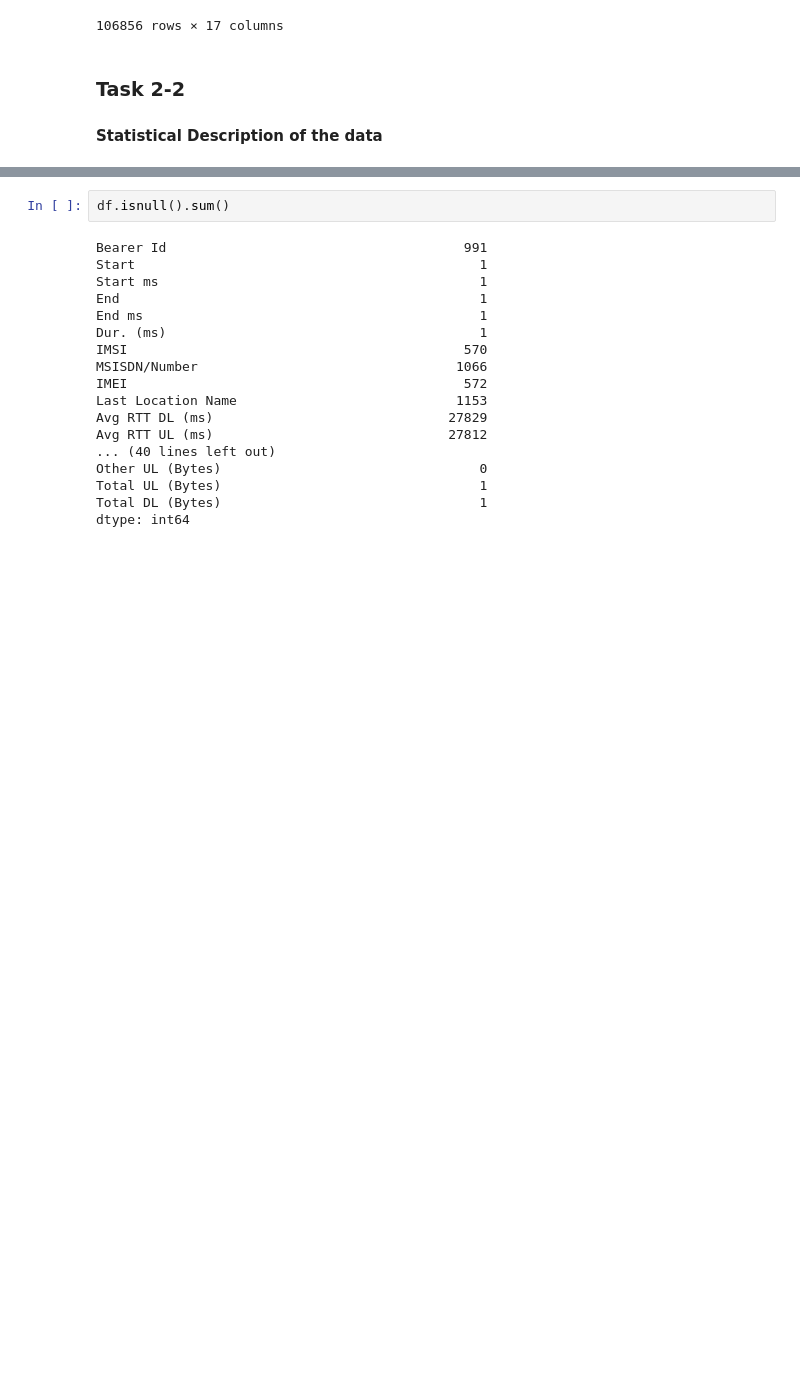
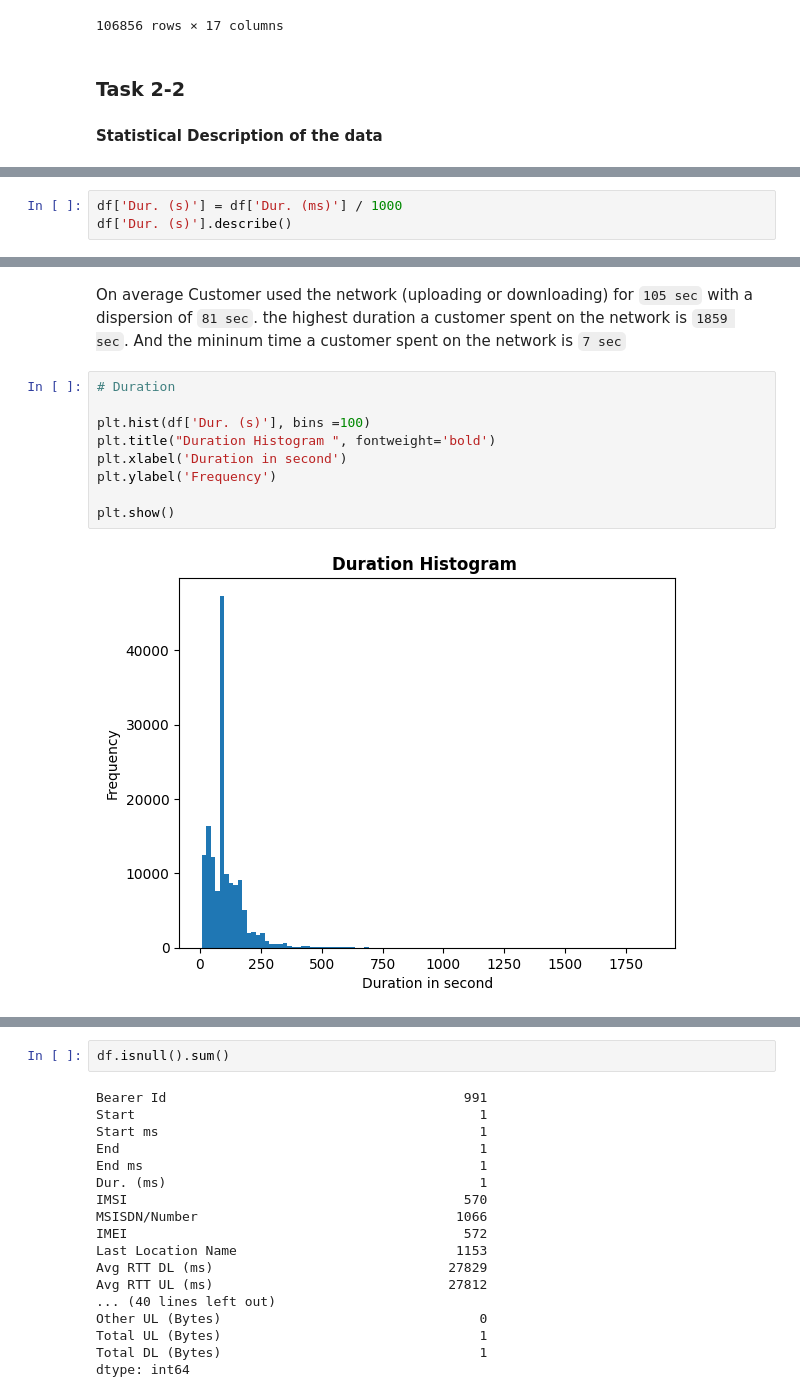
Before and after one commit to Roseco-crs/10Academy_week_1_Telecom_Industry, a Jupyter notebook: code/extract_data.ipynb, the cells around one changed output, grey strips where cells are left out. Saved outputs shown, nothing was run; the diff lists cells and outputs as text; blank space fills up the shorter version.

Commit message:
Univariate Analysis: case of Duration and Total data

```diff
--- a/code/extract_data.ipynb
+++ b/code/extract_data.ipynb
@@ -143,0 +146,3 @@ df.describe()
+# %%
+df['Dur. (s)'] = df['Dur. (ms)'] / 1000
+df['Dur. (s)'].describe()
@@ -143,0 +159,13 @@ df.describe()
+# %% [markdown]
+On average Customer used the network (uploading or downloading) for `105 sec` with a dispersion of `81 sec`. the highest duration a customer spent on the network is `1859 sec`. And the mininum time a customer spent on the network is `7 sec`
+# %%
+# Duration
+
+plt.hist(df['Dur. (s)'], bins =100)
+plt.title("Duration Histogram ", fontweight='bold')
+plt.xlabel('Duration in second')
+plt.ylabel('Frequency')
+
+plt.show()
+# %% [output]
+[figure, added]
```
Also changed, not shown: parts of 7 cells of this notebook.
